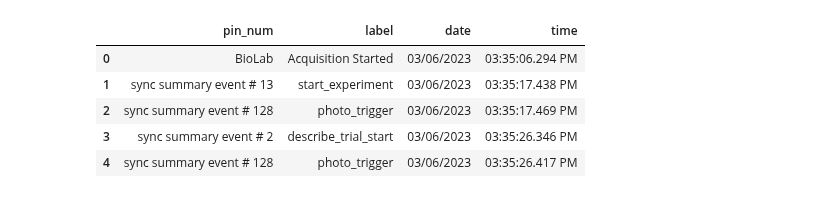
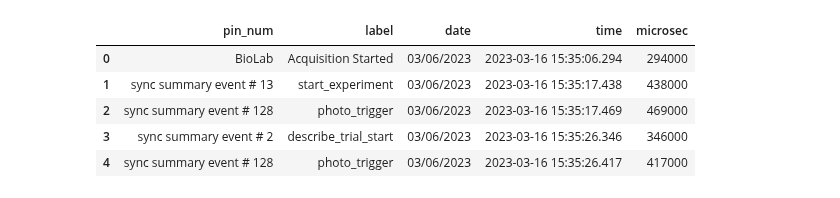
Before and after one commit to anitarestrepo16/parport_triggers, a Jupyter notebook: timing_test.ipynb, the cells around one changed output. Saved outputs shown, nothing was run; the diff lists cells and outputs as text; code cells hidden in the pictures.

Commit message:
need to figure out time conversion

```diff
--- a/timing_test.ipynb
+++ b/timing_test.ipynb
@@ -5,6 +5,7 @@ pd.options.display.max_rows = 4000
 import datetime as dt
 import re
 # %%
-tst = pd.read_csv('akram_files/timing_test_events1.txt', delimiter = '\t',\
+flags1 = pd.read_csv('akram_files/timing_test_events1.txt', delimiter = '\t',\
                    header = None, names = ['pin_num', 'label', 'date', 'time'])
-tst.head()
+flags2 = pd.read_csv('akram_files/timing_test_events2.txt', delimiter = '\t',\
+                   header = None, names = ['pin_num', 'label', 'date', 'time'])
@@ -17,0 +12,3 @@ tst.head()
+# %%
+flags = pd.concat([flags1, flags2])
+flags.tail()
@@ -17,0 +22,3 @@ tst.head()
+# %%
+flags['time'] = pd.to_datetime(flags['time'])
+flags.head()
@@ -17,0 +32,6 @@ tst.head()
+# %%
+microsec = []
+for row in flags.time:
+    microsec.append(row.microsecond)
+flags['microsec'] = microsec
+flags.head()
@@ -18,10 +45,10 @@ tst.head()
 # %%
-tst['label'] = tst['label'].replace('async summary event 128', 'photo_trigger')
-tst.head()
+flags['label'] = flags['label'].replace('async summary event 128', 'photo_trigger')
+flags.head()
 # %% [output]
-|  | pin_num | label | date | time |
-| 0 | BioLab | Acquisition Started | 03/06/2023 | 03:35:06.294 PM |
-| 1 | sync summary event # 13 | start_experiment | 03/06/2023 | 03:35:17.438 PM |
-| 2 | sync summary event # 128 | photo_trigger | 03/06/2023 | 03:35:17.469 PM |
-| 3 | sync summary event # 2 | describe_trial_start | 03/06/2023 | 03:35:26.346 PM |
-| 4 | sync summary event # 128 | photo_trigger | 03/06/2023 | 03:35:26.417 PM |
+|  | pin_num | label | date | time | microsec |
+| 0 | BioLab | Acquisition Started | 03/06/2023 | 2023-03-16 15:35:06.294 | 294000 |
+| 1 | sync summary event # 13 | start_experiment | 03/06/2023 | 2023-03-16 15:35:17.438 | 438000 |
+| 2 | sync summary event # 128 | photo_trigger | 03/06/2023 | 2023-03-16 15:35:17.469 | 469000 |
+| 3 | sync summary event # 2 | describe_trial_start | 03/06/2023 | 2023-03-16 15:35:26.346 | 346000 |
+| 4 | sync summary event # 128 | photo_trigger | 03/06/2023 | 2023-03-16 15:35:26.417 | 417000 |
```
Also changed, not shown: parts of 22 cells of this notebook.
